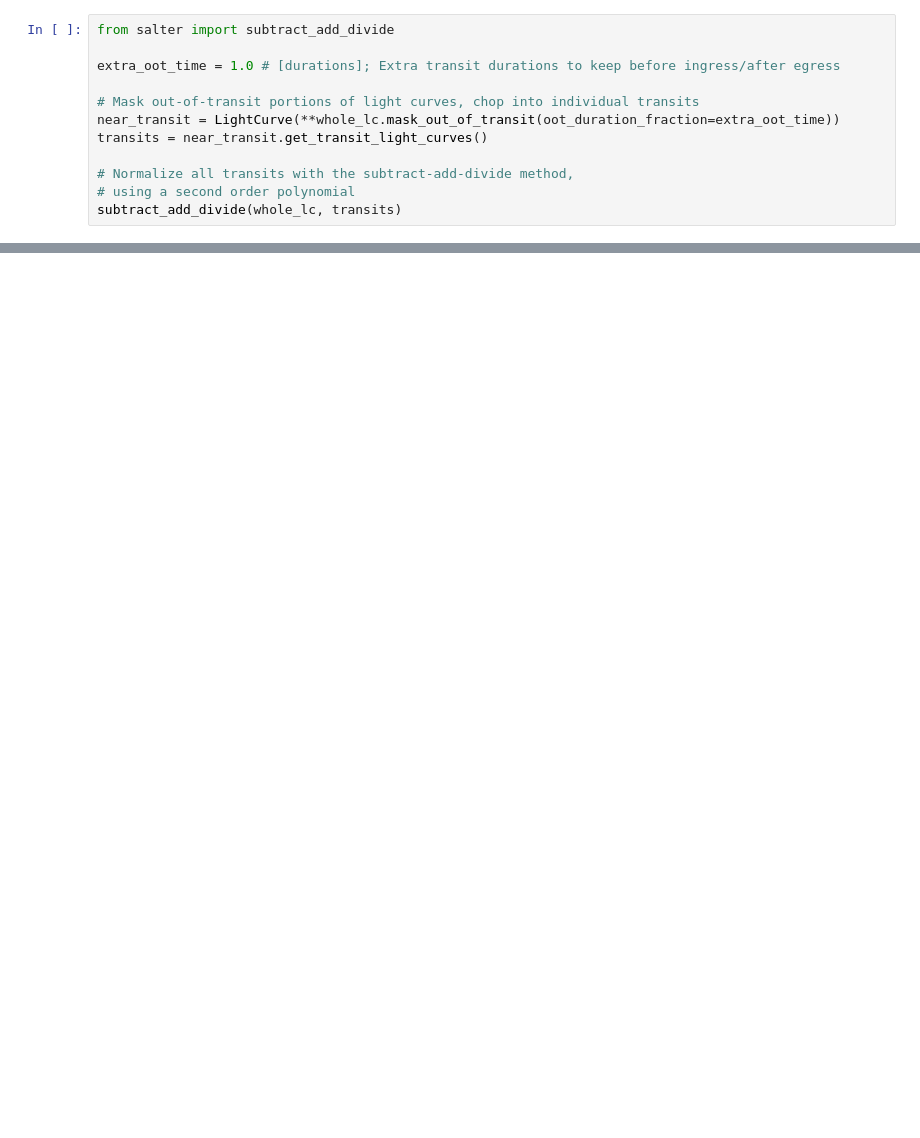
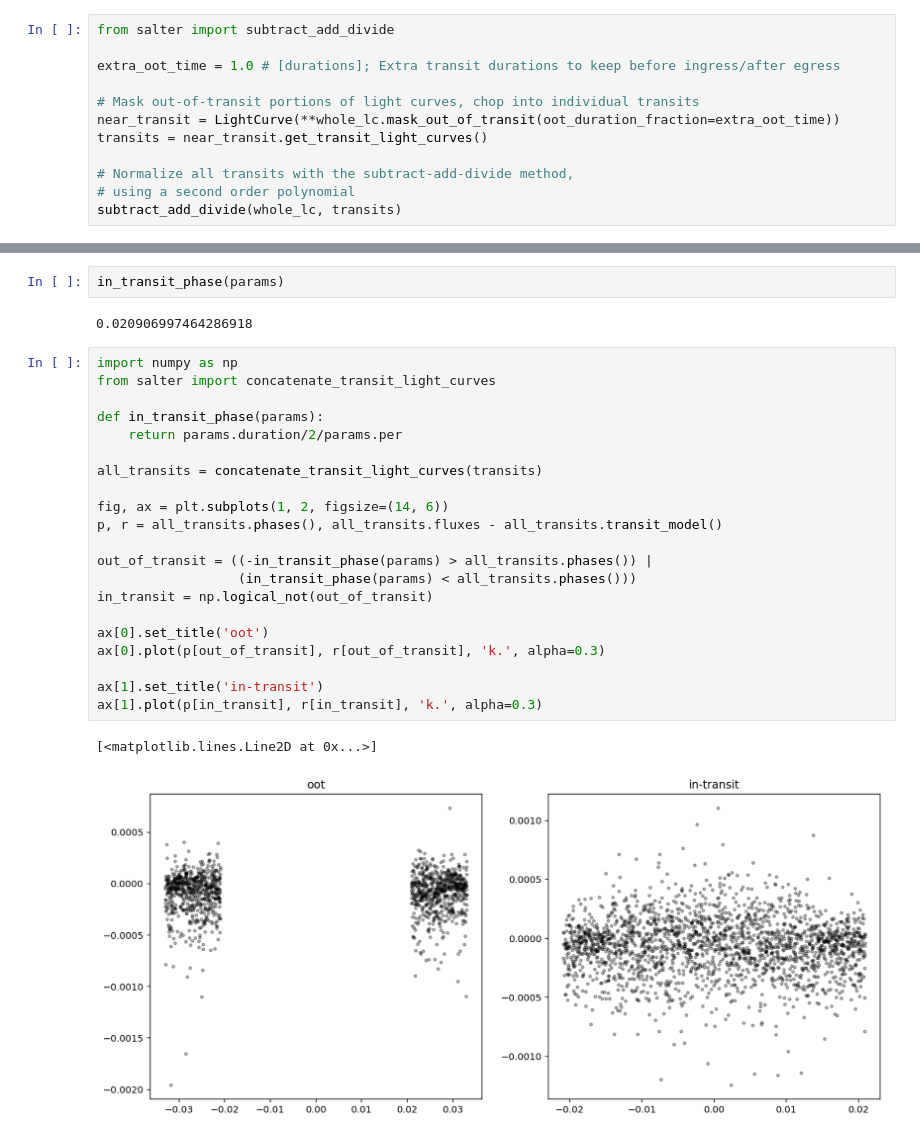
Before and after one commit to bmorris3/salter, a Jupyter notebook: show_lc.ipynb, the cells around one changed output, grey strips where cells are left out. Saved outputs shown, nothing was run; the diff lists cells and outputs as text; blank space fills up the shorter version.

```diff
--- a/show_lc.ipynb
+++ b/show_lc.ipynb
@@ -82,0 +83,28 @@ plt.ylabel('Residuals')
+# %%
+in_transit_phase(params)
+# %% [output]
+0.020906997464286918
+# %%
+import numpy as np
+from salter import concatenate_transit_light_curves
+
+def in_transit_phase(params):
+    return params.duration/2/params.per
+
+all_transits = concatenate_transit_light_curves(transits)
+
+fig, ax = plt.subplots(1, 2, figsize=(14, 6))
+p, r = all_transits.phases(), all_transits.fluxes - all_transits.transit_model()
+
+out_of_transit = ((-in_transit_phase(params) > all_transits.phases()) |
+                  (in_transit_phase(params) < all_transits.phases()))
+in_transit = np.logical_not(out_of_transit)
+
+ax[0].set_title('oot')
+ax[0].plot(p[out_of_transit], r[out_of_transit], 'k.', alpha=0.3)
+
+ax[1].set_title('in-transit')
+ax[1].plot(p[in_transit], r[in_transit], 'k.', alpha=0.3)
+# %% [output]
+[<matplotlib.lines.Line2D at 0x...>]
+[figure, added]
```
Also changed, not shown: parts of 6 cells of this notebook.
